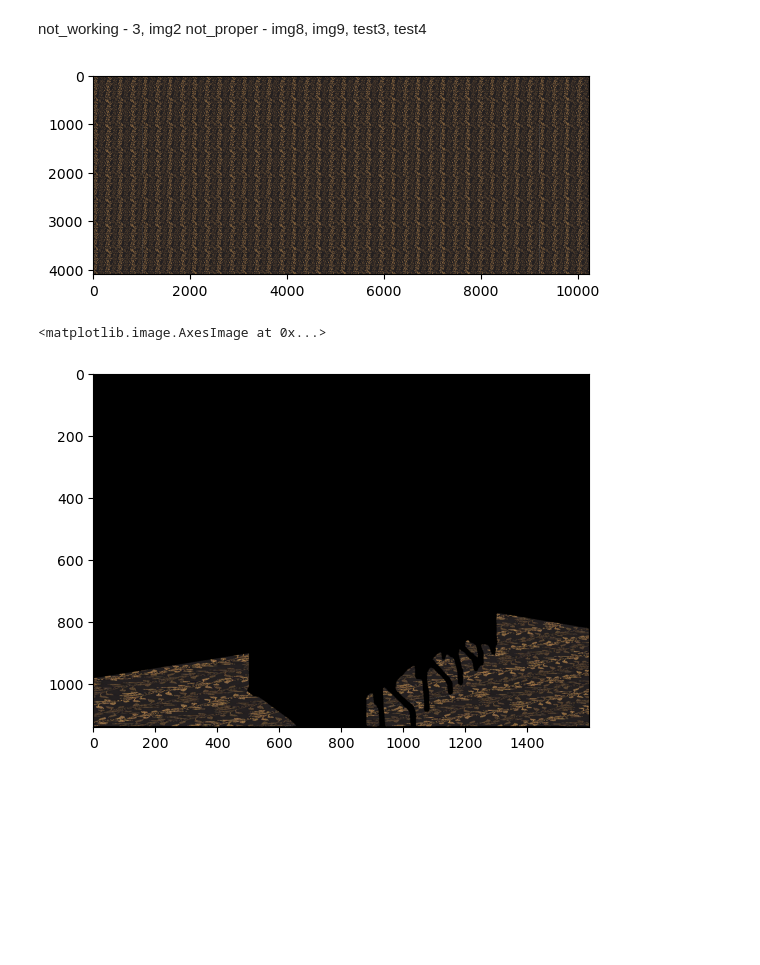
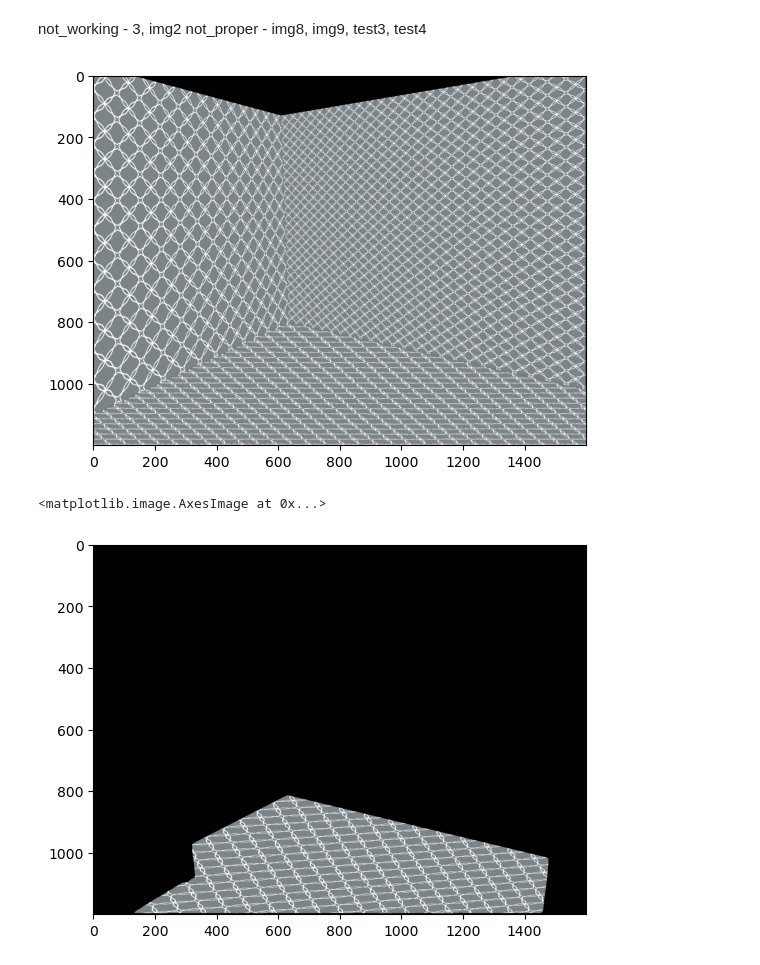
Before and after one commit to Karan-00-11/mfs, a Jupyter notebook: final_client_version/overlayer.ipynb, the cells around one changed output. Saved outputs shown, nothing was run; the diff lists cells and outputs as text; code cells hidden in the pictures; blank space fills up the shorter version.

```diff
--- a/final_client_version/overlayer.ipynb
+++ b/final_client_version/overlayer.ipynb
@@ -60,7 +60,7 @@ class MaskBlender:
         for img in mask_imgs:
             mask = cv2.imread(img, 0)
             mask = cv2.cvtColor(mask, cv2.COLOR_BGR2RGB)
-            ret, bw_img = cv2.threshold(mask, 1, 255, cv2.THRESH_BINARY)
+            ret, bw_img = cv2.threshold(mask, 10, 255, cv2.THRESH_BINARY)
             # print(bw_img.shape)
             # plt.imshow(mask)
             masks.append(bw_img)
@@ -204,7 +204,7 @@ class MaskBlender:
         transformation_matrix = cv2.getPerspectiveTransform(pts1, pts2)
         # print(transformation_matrix)
         warped_img = cv2.warpPerspective(duplicated_sub, transformation_matrix, (w_base, h_base))
-        # plt.imshow(warped_img)
+        plt.imshow(warped_img)
         return warped_img
 
     def __combine_masks(self):
@@ -262,7 +262,7 @@ class MaskBlender:
 # %% [markdown]
 ### Right after the layout maps are generated, instantiate the MaskBlender class
 # %%
-USRIMG = "kitchen"
+USRIMG = "img3"
 layout_path = "layout_output/{}.jpeg".format(USRIMG)
 layout_mat_path = "layout_output/{}.txt".format(USRIMG)
 all_mask_paths = "masks/{}".format(USRIMG)
@@ -285,23 +285,23 @@ et = time.time()
 not_working - 3, img2
 not_proper - img8, img9, test3, test4
 # %%
-subject_rescale_percent = 100
+subject_rescale_percent = 75
 
-selected_mask = cv2.cvtColor(cv2.imread('masks/{}/floor.png'.format(USRIMG)), cv2.COLOR_BGR2RGB)
+selected_mask = cv2.cvtColor(cv2.imread('masks/{}/wall01.png'.format(USRIMG)), cv2.COLOR_BGR2RGB)
 # product_path = 'product_img/NeroSensation.jpg'
-product_path1 = 'products/Stone/95_floral wallpaper texture-seamless.jpg'
-product_path2 = 'products/Wallpapers/95_floral wallpaper texture-seamless.jpg'
-product_path3 = 'products/Paints/95_floral wallpaper texture-seamless.jpg'
+product_path1 = 'products/Stone/43_slab marble carnico grey texture.jpg'
+product_path2 = 'products/Wallpapers/2_geometric wallpaper texture-seamless.jpg'
+product_path3 = 'products/Paints/Pink.jpg'
 
 transformed_img = blender.implant_overlay(product_path2,
                                     selected_mask,
                                     subject_rescale_percent,
-                                    mode=1
+                                    mode=0
                                     )
 # %% [output]
-[figure, old version]
+[figure, new version]
 # %%
 plt.imshow(transformed_img)
 # %% [output]
 <matplotlib.image.AxesImage at 0x...>
-[figure, old version]
+[figure, new version]
```
Also changed, not shown: parts of 2 cells of this notebook, 1 other file.
